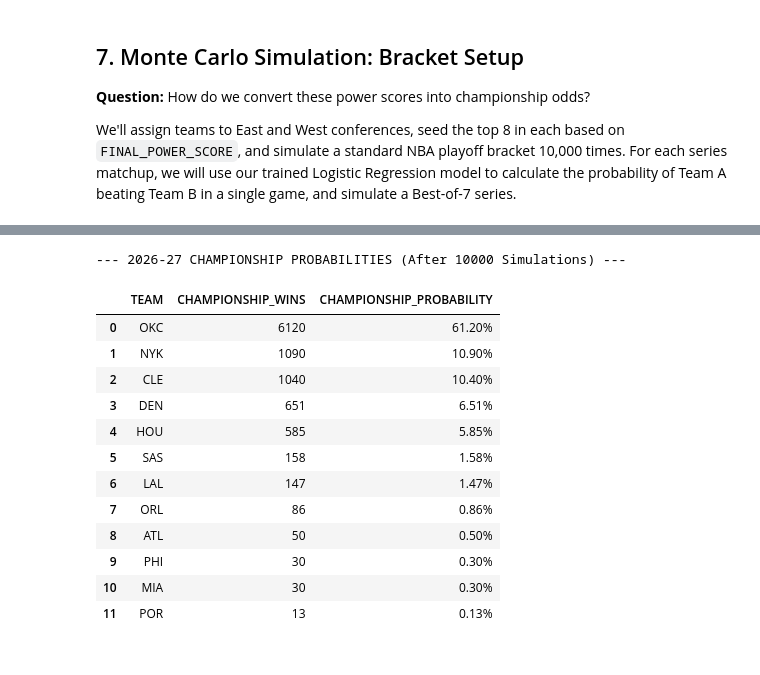
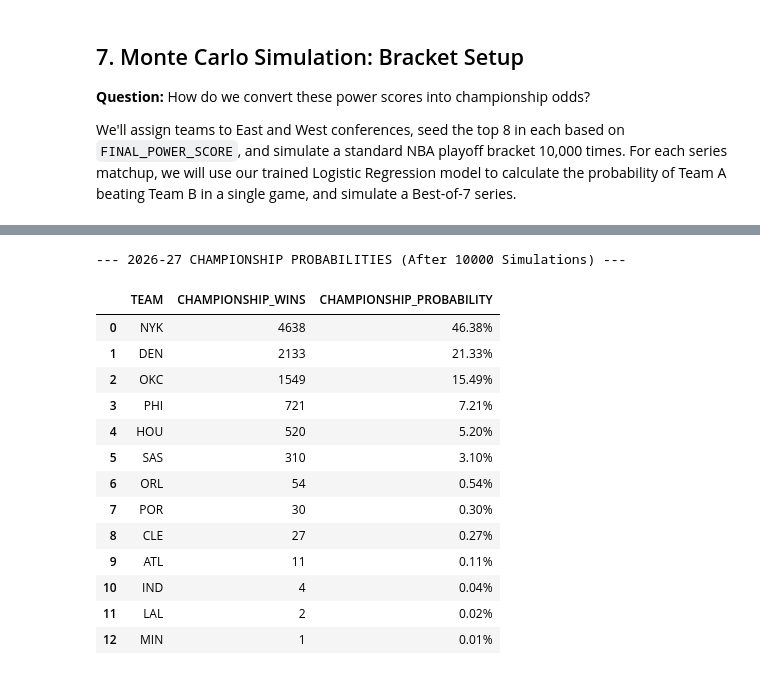
Before and after one commit to lianlianliann/nba-26-27-predictor, a Jupyter notebook: notebooks/04_monte_carlo_sim.ipynb, the cells around one changed output, grey strips where cells are left out. Drawn from its saved outputs; the diff is of its cells as text; code cells hidden in the pictures.

```diff
--- a/notebooks/04_monte_carlo_sim.ipynb
+++ b/notebooks/04_monte_carlo_sim.ipynb
@@ -223,19 +239,19 @@ display(west_playoff_teams[['TEAM_ABBREVIATION', 'FINAL_POWER_SCORE']])
 # %%
 import random
 
-def get_matchup_prob(team_a_abbrev, team_b_abbrev, df, model, cols):
-    team_a = df[df['TEAM_ABBREVIATION'] == team_a_abbrev].iloc[0]
-    team_b = df[df['TEAM_ABBREVIATION'] == team_b_abbrev].iloc[0]
+matchup_cache = {}
 
-    matchup_row = {}
-    for c in cols:
-        matchup_row[c] = team_a[c]
-    for c in cols:
-        matchup_row[f'OPP_{c}'] = team_b[c]
+def get_matchup_prob(team_a_abbrev, team_b_abbrev, df):
+    cache_key = f"{team_a_abbrev}_{team_b_abbrev}"
+    if cache_key in matchup_cache:
+        return matchup_cache[cache_key]
 
-    # Convert to DataFrame to feed to model
-    matchup_df = pd.DataFrame([matchup_row])
-    prob_a_wins = model.predict_proba(matchup_df)[:, 1][0]
+    pa = df.loc[df['TEAM_ABBREVIATION'] == team_a_abbrev, 'FINAL_POWER_SCORE'].iloc[0]
+    pb = df.loc[df['TEAM_ABBREVIATION'] == team_b_abbrev, 'FINAL_POWER_SCORE'].iloc[0]
+
+    prob_a_wins = (pa * (1 - pb)) / ((pa * (1 - pb)) + (pb * (1 - pa)))
+
+    matchup_cache[cache_key] = prob_a_wins
     return prob_a_wins
 
 def simulate_series(prob_a_wins):
@@ -249,10 +265,10 @@ def simulate_series(prob_a_wins):
             wins_b += 1
     return wins_a == 4
 
-def play_round(matchups, df, model, cols):
+def play_round(matchups, df):
     winners = []
     for (team_a, team_b) in matchups:
-        prob = get_matchup_prob(team_a, team_b, df, model, cols)
+        prob = get_matchup_prob(team_a, team_b, df)
         if simulate_series(prob):
             winners.append(team_a)
         else:
@@ -262,54 +278,55 @@ def play_round(matchups, df, model, cols):
 NUM_SIMULATIONS = 10000
 championships = {team: 0 for team in projected_strength['TEAM_ABBREVIATION']}
 
-# 1v8, 4v5, 3v6, 2v7 bracket structure
 east_seeds = east_playoff_teams['TEAM_ABBREVIATION'].tolist()
 west_seeds = west_playoff_teams['TEAM_ABBREVIATION'].tolist()
 
 for sim in range(NUM_SIMULATIONS):
     # Round 1 Matchups
     east_r1 = [(east_seeds[0], east_seeds[7]), (east_seeds[3], east_seeds[4]), (east_seeds[2], east_seeds[5]), (east_seeds[1], east_seeds[6])]
     west_r1 = [(west_seeds[0], west_seeds[7]), (west_seeds[3], west_seeds[4]), (west_seeds[2], west_seeds[5]), (west_seeds[1], west_seeds[6])]
 
     # Round 1
-    east_r2_teams = play_round(east_r1, projected_strength, log_reg, strength_cols)
-    west_r2_teams = play_round(west_r1, projected_strength, log_reg, strength_cols)
+    east_r2_teams = play_round(east_r1, projected_strength)
+    west_r2_teams = play_round(west_r1, projected_strength)
 
-    # Round 2 Matchups
+    # Round 2 Matchups — pair up Round 1's winners
+    # (1v8 winner vs 4v5 winner, 3v6 winner vs 2v7 winner)
     east_r2 = [(east_r2_teams[0], east_r2_teams[1]), (east_r2_teams[2], east_r2_teams[3])]
     west_r2 = [(west_r2_teams[0], west_r2_teams[1]), (west_r2_teams[2], west_r2_teams[3])]
 
     # Round 2
-    east_r3_teams = play_round(east_r2, projected_strength, log_reg, strength_cols)
-    west_r3_teams = play_round(west_r2, projected_strength, log_reg, strength_cols)
+    east_r3_teams = play_round(east_r2, projected_strength)
+    west_r3_teams = play_round(west_r2, projected_strength)
 
     # Conference Finals
-    east_champ = play_round([(east_r3_teams[0], east_r3_teams[1])], projected_strength, log_reg, strength_cols)[0]
-    west_champ = play_round([(west_r3_teams[0], west_r3_teams[1])], projected_strength, log_reg, strength_cols)[0]
+    east_champ = play_round([(east_r3_teams[0], east_r3_teams[1])], projected_strength)[0]
+    west_champ = play_round([(west_r3_teams[0], west_r3_teams[1])], projected_strength)[0]
 
     # NBA Finals
-    nba_champ = play_round([(east_champ, west_champ)], projected_strength, log_reg, strength_cols)[0]
+    nba_champ = play_round([(east_champ, west_champ)], projected_strength)[0]
 
     championships[nba_champ] += 1
 
 results_df = pd.DataFrame(list(championships.items()), columns=['TEAM', 'CHAMPIONSHIP_WINS'])
 results_df['CHAMPIONSHIP_PROBABILITY'] = results_df['CHAMPIONSHIP_WINS'] / NUM_SIMULATIONS
 results_df = results_df.sort_values('CHAMPIONSHIP_PROBABILITY', ascending=False)
 
 print(f"--- 2026-27 CHAMPIONSHIP PROBABILITIES (After {NUM_SIMULATIONS} Simulations) ---")
 display(results_df[results_df['CHAMPIONSHIP_PROBABILITY'] > 0].reset_index(drop=True).style.format({'CHAMPIONSHIP_PROBABILITY': '{:.2%}'}))
 # %% [output]
 --- 2026-27 CHAMPIONSHIP PROBABILITIES (After 10000 Simulations) ---
 |  | TEAM | CHAMPIONSHIP_WINS | CHAMPIONSHIP_PROBABILITY |
-| 0 | OKC | 6120 | 61.20% |
-| 1 | NYK | 1090 | 10.90% |
-| 2 | CLE | 1040 | 10.40% |
-| 3 | DEN | 651 | 6.51% |
-| 4 | HOU | 585 | 5.85% |
-| 5 | SAS | 158 | 1.58% |
-| 6 | LAL | 147 | 1.47% |
-| 7 | ORL | 86 | 0.86% |
-| 8 | ATL | 50 | 0.50% |
-| 9 | PHI | 30 | 0.30% |
-| 10 | MIA | 30 | 0.30% |
-| 11 | POR | 13 | 0.13% |
+| 0 | NYK | 4638 | 46.38% |
+| 1 | DEN | 2133 | 21.33% |
+| 2 | OKC | 1549 | 15.49% |
+| 3 | PHI | 721 | 7.21% |
+| 4 | HOU | 520 | 5.20% |
+| 5 | SAS | 310 | 3.10% |
+| 6 | ORL | 54 | 0.54% |
+| 7 | POR | 30 | 0.30% |
+| 8 | CLE | 27 | 0.27% |
+| 9 | ATL | 11 | 0.11% |
+| 10 | IND | 4 | 0.04% |
+| 11 | LAL | 2 | 0.02% |
+| 12 | MIN | 1 | 0.01% |
```
Also changed, not shown: parts of 6 cells of this notebook, 5 other files.
